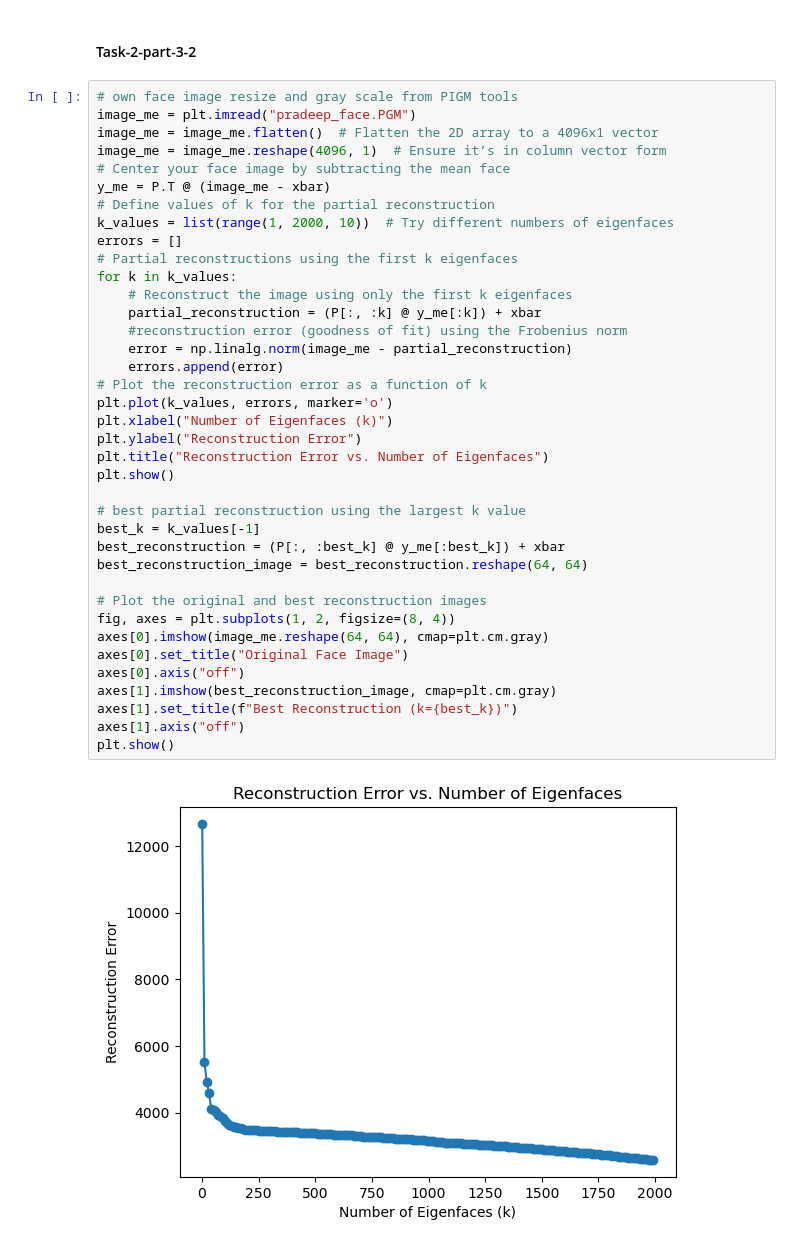
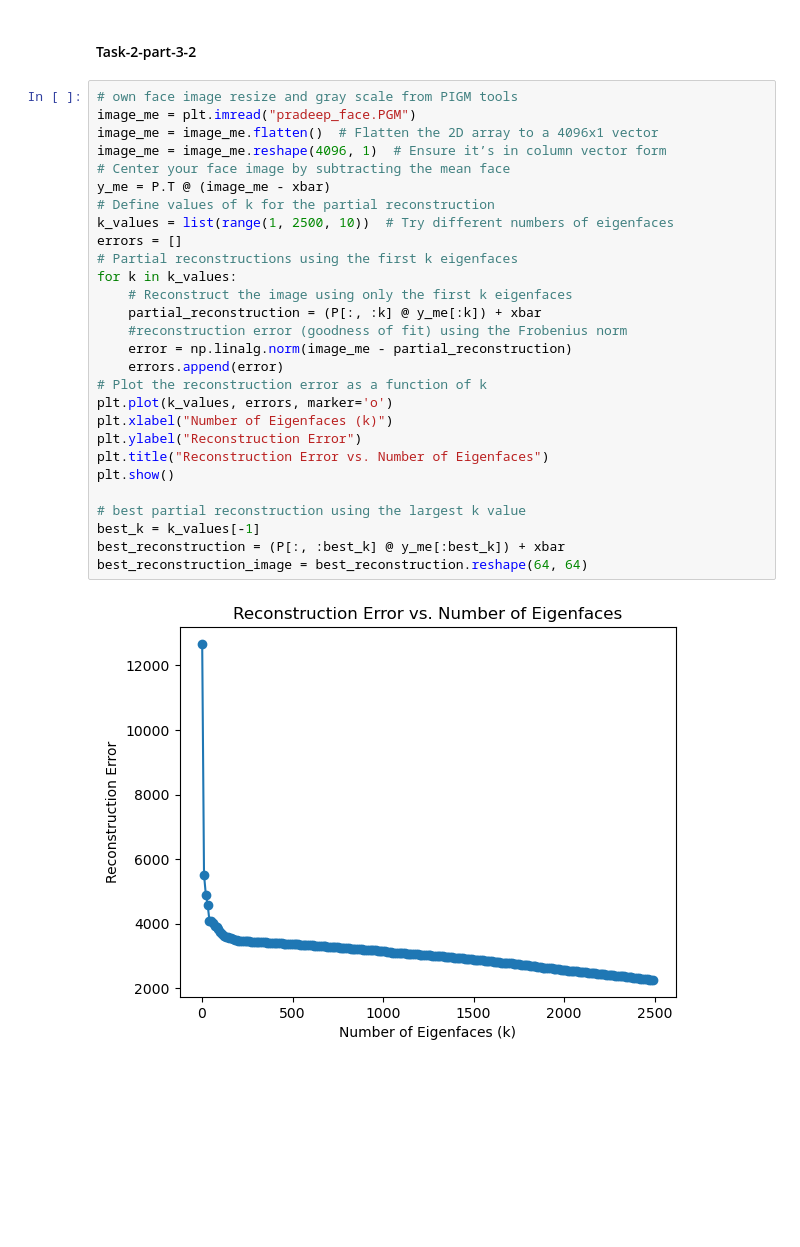
Before and after one commit to pradeepkhadka505/7144CEM_CourseWork, a Jupyter notebook: Task-1.ipynb, the cells around one changed output. Drawn from its saved outputs; the diff is of its cells as text; blank space fills up the shorter version.

```diff
--- a/Task-1.ipynb
+++ b/Task-1.ipynb
@@ -320,40 +320,30 @@ print("\n Is the reconstruction accurate? ", reconstruction_error)
 # %%
 # own face image resize and gray scale from PIGM tools
 image_me = plt.imread("pradeep_face.PGM")
 image_me = image_me.flatten()  # Flatten the 2D array to a 4096x1 vector
 image_me = image_me.reshape(4096, 1)  # Ensure it’s in column vector form
 # Center your face image by subtracting the mean face
 y_me = P.T @ (image_me - xbar)
 # Define values of k for the partial reconstruction
-k_values = list(range(1, 2000, 10))  # Try different numbers of eigenfaces
+k_values = list(range(1, 2500, 10))  # Try different numbers of eigenfaces
 errors = []
 # Partial reconstructions using the first k eigenfaces
 for k in k_values:
     # Reconstruct the image using only the first k eigenfaces
     partial_reconstruction = (P[:, :k] @ y_me[:k]) + xbar
     #reconstruction error (goodness of fit) using the Frobenius norm
     error = np.linalg.norm(image_me - partial_reconstruction)
     errors.append(error)
 # Plot the reconstruction error as a function of k
 plt.plot(k_values, errors, marker='o')
 plt.xlabel("Number of Eigenfaces (k)")
 plt.ylabel("Reconstruction Error")
 plt.title("Reconstruction Error vs. Number of Eigenfaces")
 plt.show()
 
 # best partial reconstruction using the largest k value
 best_k = k_values[-1]
 best_reconstruction = (P[:, :best_k] @ y_me[:best_k]) + xbar
 best_reconstruction_image = best_reconstruction.reshape(64, 64)
-
-# Plot the original and best reconstruction images
-fig, axes = plt.subplots(1, 2, figsize=(8, 4))
-axes[0].imshow(image_me.reshape(64, 64), cmap=plt.cm.gray)
-axes[0].set_title("Original Face Image")
-axes[0].axis("off")
-axes[1].imshow(best_reconstruction_image, cmap=plt.cm.gray)
-axes[1].set_title(f"Best Reconstruction (k={best_k})")
-axes[1].axis("off")
-plt.show()
 # %% [output]
-[figure, old version]
+[figure, new version]
```
Also changed, not shown: parts of 2 cells of this notebook.
